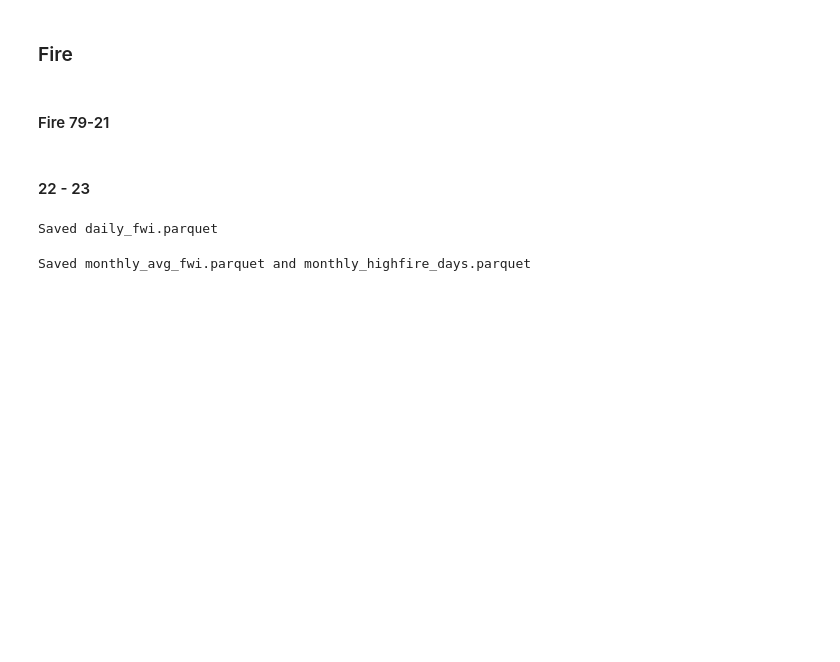
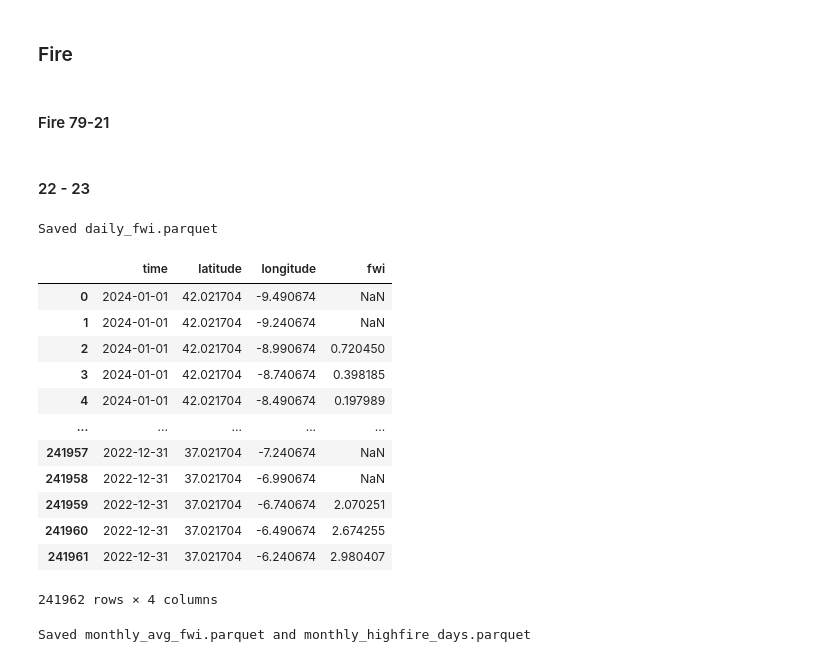
Before and after one commit to dhruv-pandit/climate-econometrics, a Jupyter notebook: countries/portugal/yearly_20_23/climate_proc.ipynb, the cells around one changed output. Cells and saved outputs as stored; diff of their text form; code cells hidden in the pictures; blank space fills up the shorter version.

```diff
--- a/countries/portugal/yearly_20_23/climate_proc.ipynb
+++ b/countries/portugal/yearly_20_23/climate_proc.ipynb
@@ -91,6 +93,22 @@ df_all.to_parquet("/Volumes/Dhruv_External_Disk/climate_data/fire/fwi_portugal_2
 print("Saved daily_fwi.parquet")
 # %% [output]
 Saved daily_fwi.parquet
+# %%
+df_all
+# %% [output]
+|  | time | latitude | longitude | fwi |
+| 0 | 2024-01-01 | 42.021704 | -9.490674 | NaN |
+| 1 | 2024-01-01 | 42.021704 | -9.240674 | NaN |
+| 2 | 2024-01-01 | 42.021704 | -8.990674 | 0.720450 |
+| 3 | 2024-01-01 | 42.021704 | -8.740674 | 0.398185 |
+| 4 | 2024-01-01 | 42.021704 | -8.490674 | 0.197989 |
+| ... | ... | ... | ... | ... |
+| 241957 | 2022-12-31 | 37.021704 | -7.240674 | NaN |
+| 241958 | 2022-12-31 | 37.021704 | -6.990674 | NaN |
+| 241959 | 2022-12-31 | 37.021704 | -6.740674 | 2.070251 |
+| 241960 | 2022-12-31 | 37.021704 | -6.490674 | 2.674255 |
+| 241961 | 2022-12-31 | 37.021704 | -6.240674 | 2.980407 |
+241962 rows × 4 columns
 # %%
 
 # Load parquet
```
Also changed, not shown: parts of 14 cells of this notebook, 5 other files.
